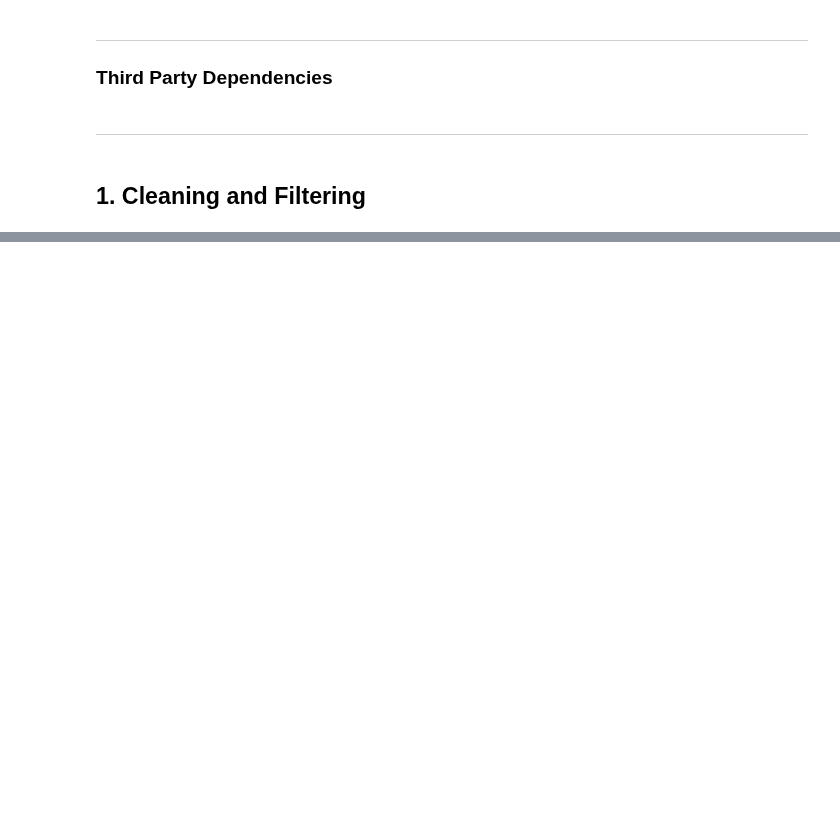
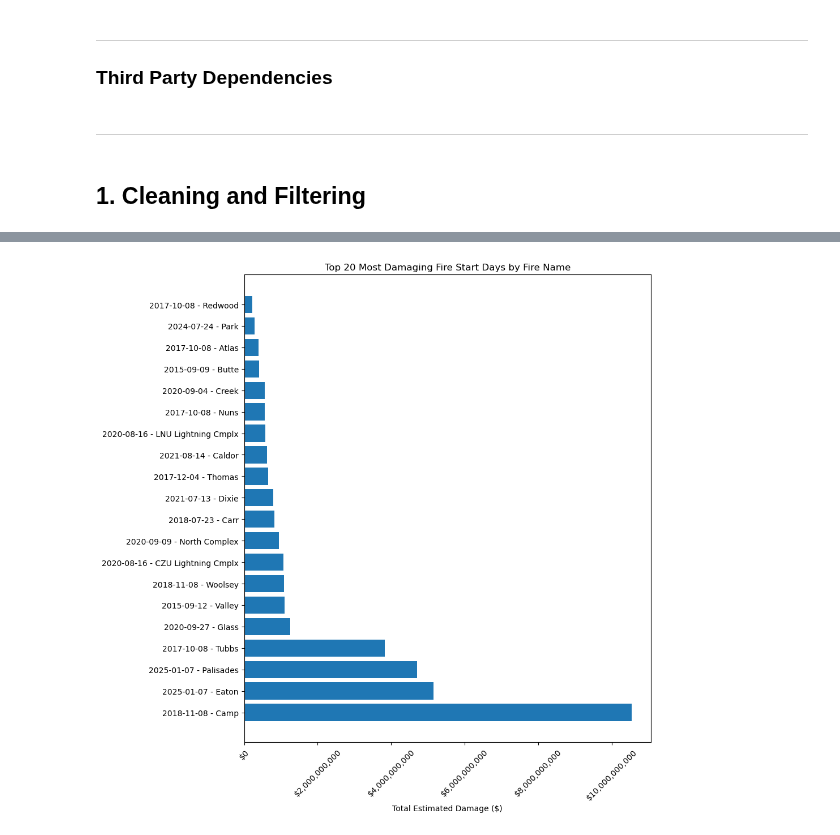
Before and after one commit to dustinlit/California-Wildfire-Ignition-ML-Modeling, a Jupyter notebook: notebooks/01_Fire_Damage_Processing.ipynb, the cells around one changed output, grey strips where cells are left out. Saved outputs shown, nothing was run; the diff lists cells and outputs as text; code cells hidden in the pictures; blank space fills up the shorter version.

```diff
--- a/notebooks/01_Fire_Damage_Processing.ipynb
+++ b/notebooks/01_Fire_Damage_Processing.ipynb
@@ -270,0 +332,9 @@ print("All datasets saved successfully to ../data/raw/damage")
+# %%
+damage_weights = {
+    'Destroyed (>50%)': 1.0,
+    'Major (26-50%)': 0.4,
+    'Minor (10-25%)': 0.2,
+    'Affected (1-9%)': 0.05,
+    'Inaccessible': 0.3,
+    'No Damage': 0.0
+}
@@ -270,0 +407,11 @@ print("All datasets saved successfully to ../data/raw/damage")
+# %%
+top_days = fire_damages.sort_values('Estimated Damage', ascending=False).head(20)
+plt.figure(figsize=(10, 10))
+plt.barh(top_days['Start'].astype(str) + ' - ' + top_days['Fire Name'], top_days['Estimated Damage'])
+plt.title("Top 20 Most Damaging Fire Start Days by Fire Name")
+plt.xlabel("Total Estimated Damage ($)")
+plt.gca().xaxis.set_major_formatter(ticker.FuncFormatter(lambda x, _: f'${x:,.0f}'))
+plt.xticks(rotation=45)
+plt.tight_layout()
+# %% [output]
+[figure, added]
```
Also changed, not shown: parts of 58 cells of this notebook.
